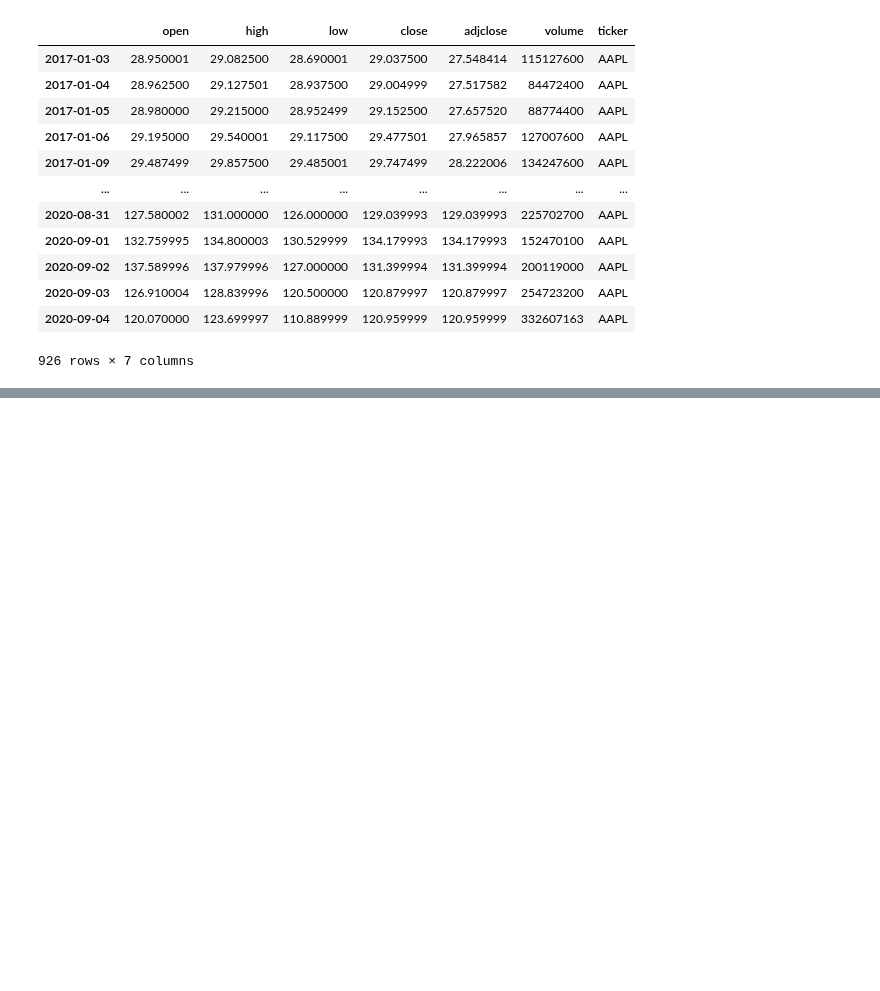
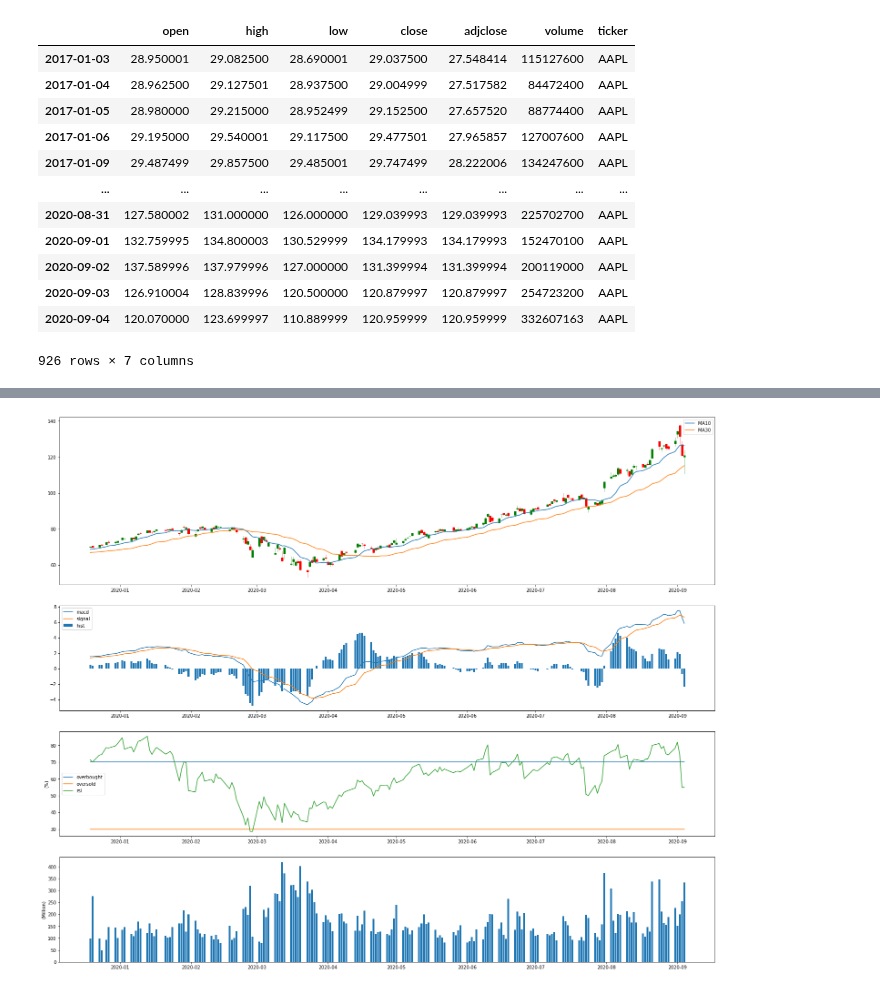
Before and after one commit to duybluemind1988/Data-science, a Jupyter notebook: Time_series/Time_series_all_method_2(multy).ipynb, the cells around one changed output, grey strips where cells are left out. Cells and saved outputs as stored; diff of their text form; code cells hidden in the pictures; blank space fills up the shorter version.

```diff
--- a/Time_series/Time_series_all_method_2(multy).ipynb
+++ b/Time_series/Time_series_all_method_2(multy).ipynb
@@ -1478,0 +1574,4 @@ def get_indicators(data):
+# %%
+plot_chart(df, 180, "AAPL")
+# %% [output]
+[figure, added]
```
Also changed, not shown: parts of 8 cells of this notebook.
